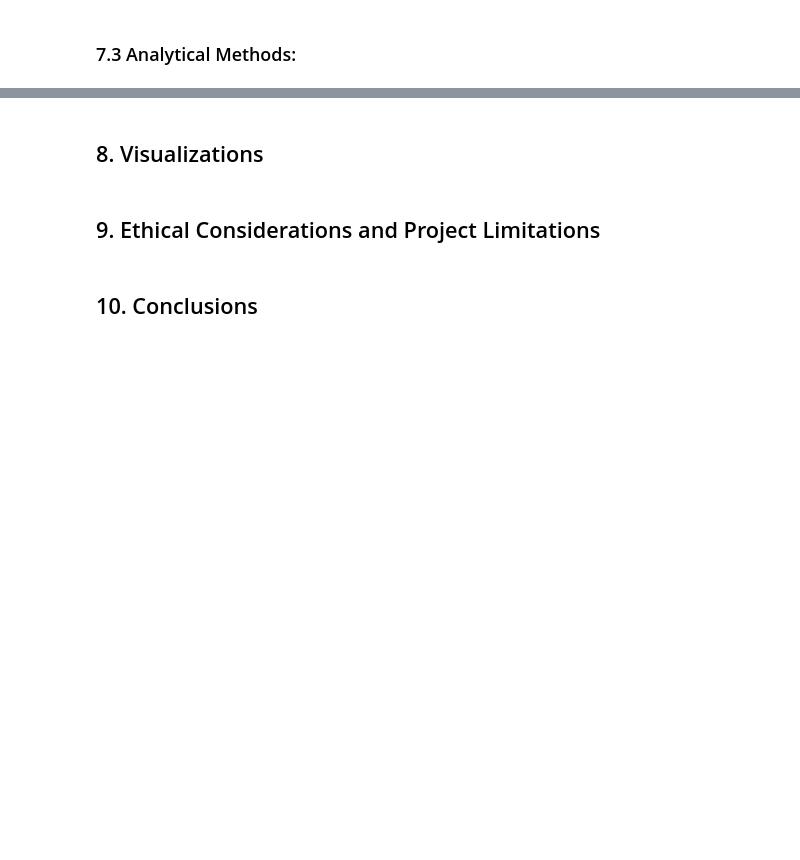
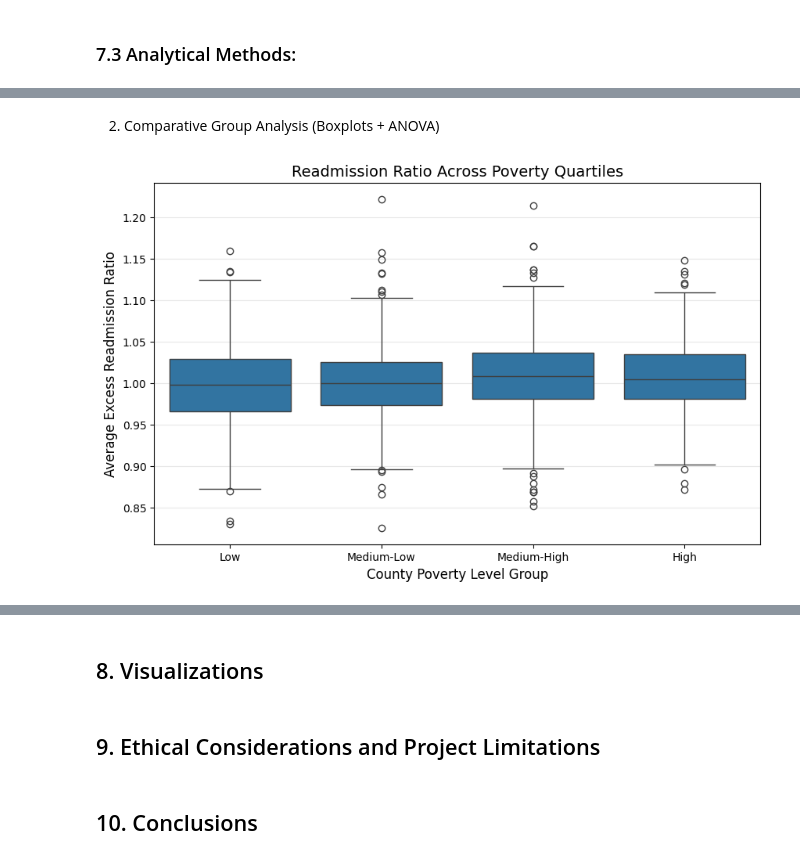
Before and after one commit to Hychow-gh/SI-624, a Jupyter notebook: SI 624_Final Project/Final_Project.ipynb, the cells around one changed output, grey strips where cells are left out. Saved outputs shown, nothing was run; the diff lists cells and outputs as text; code cells hidden in the pictures; blank space fills up the shorter version.

```diff
--- a/SI 624_Final Project/Final_Project.ipynb
+++ b/SI 624_Final Project/Final_Project.ipynb
@@ -249,0 +325,27 @@ dtype: int64
+# %% [markdown]
+2. Comparative Group Analysis (Boxplots + ANOVA)
+# %%
+import pandas as pd
+
+# 1. Boxplot: Poverty Group vs Readmission Ratio
+final_df["Poverty_Group"] = pd.qcut(
+    final_df["Poverty Rate"],
+    q=4,
+    labels=["Low", "Medium-Low", "Medium-High", "High"]
+)
+
+
+plt.figure(figsize=(10,6))
+sns.boxplot(
+    data=final_df,
+    x="Poverty_Group",
+    y="Average Excess Readmission Ratio"
+)
+
+plt.title("Readmission Ratio Across Poverty Quartiles", fontsize=14)
+plt.xlabel("County Poverty Level Group", fontsize=12)
+plt.ylabel("Average Excess Readmission Ratio", fontsize=12)
+plt.grid(axis='y', alpha=0.3)
+plt.show()
+# %% [output]
+[figure, added]
```
Also changed, not shown: parts of 10 cells of this notebook.
